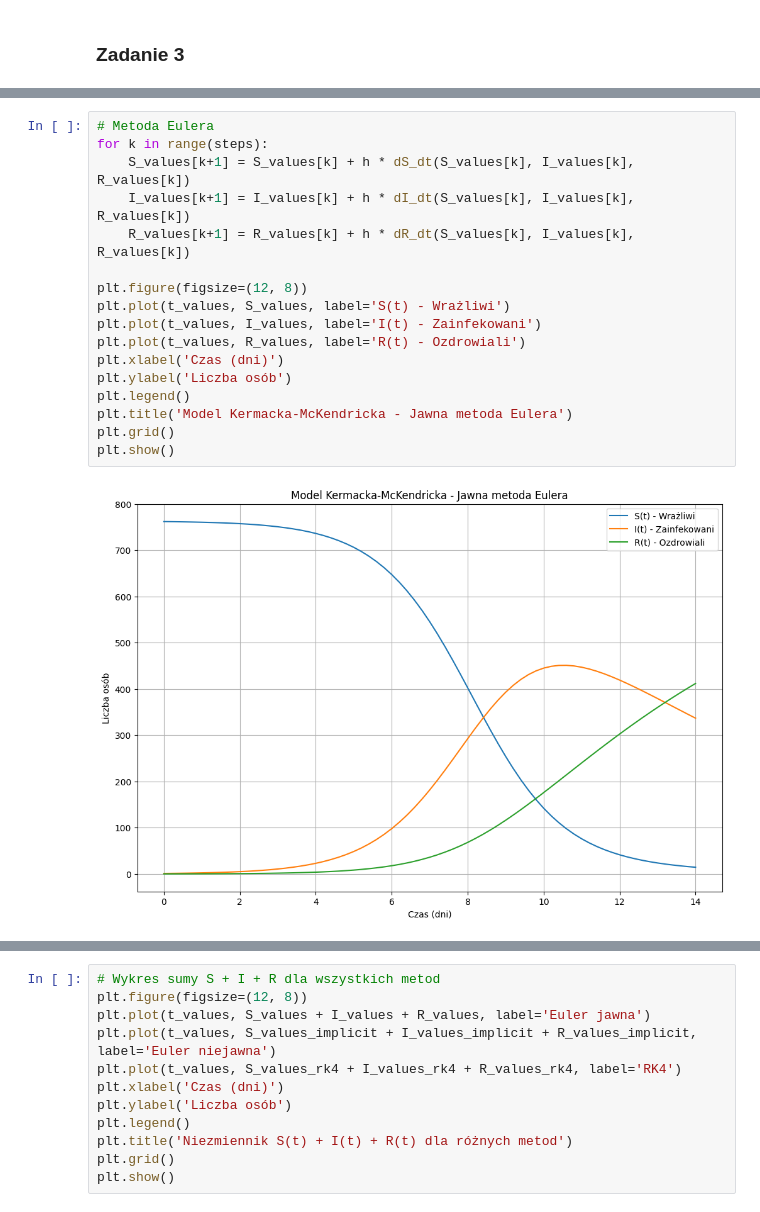
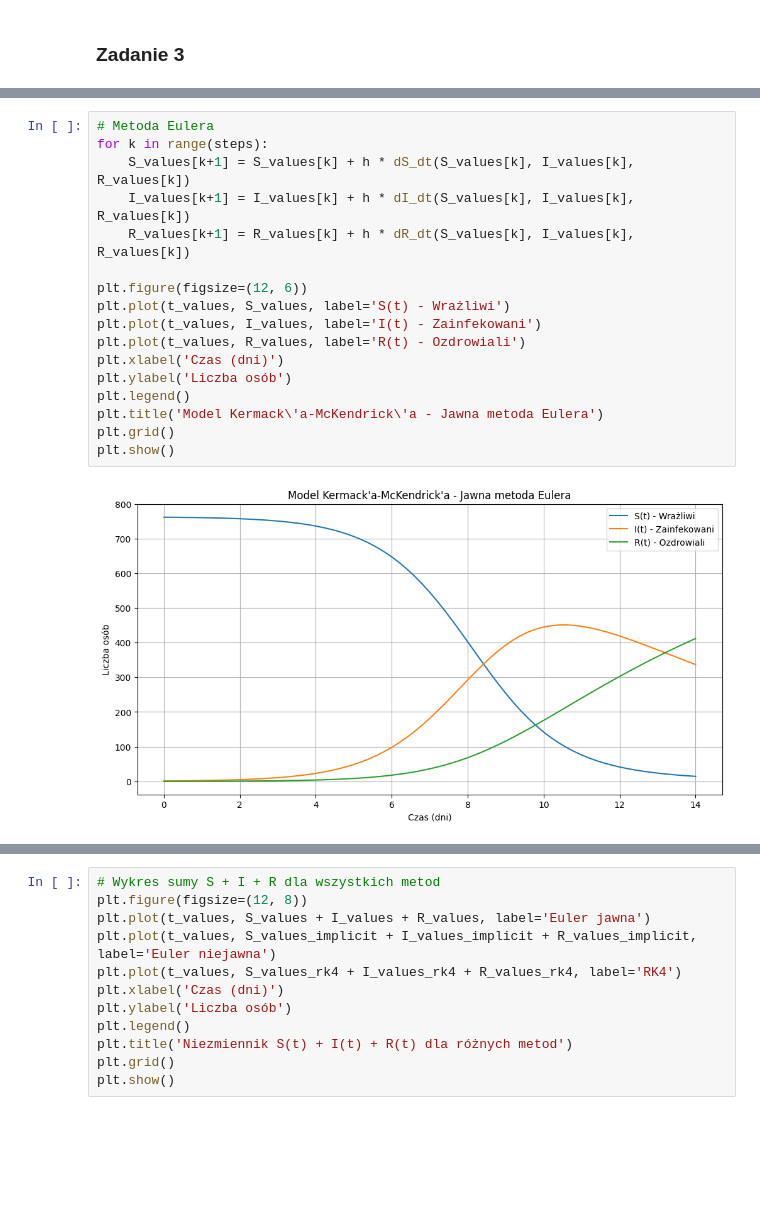
Before and after one commit to biganton/MOWNIT, a Jupyter notebook: lab9/lab9.ipynb, the cells around one changed output, grey strips where cells are left out. Cells and saved outputs as stored; diff of their text form; blank space fills up the shorter version.

```diff
--- a/lab9/lab9.ipynb
+++ b/lab9/lab9.ipynb
@@ -153,19 +148,19 @@ Matplotlib is building the font cache; this may take a moment.
 # %%
 # Metoda Eulera
 for k in range(steps):
     S_values[k+1] = S_values[k] + h * dS_dt(S_values[k], I_values[k], R_values[k])
     I_values[k+1] = I_values[k] + h * dI_dt(S_values[k], I_values[k], R_values[k])
     R_values[k+1] = R_values[k] + h * dR_dt(S_values[k], I_values[k], R_values[k])
 
-plt.figure(figsize=(12, 8))
+plt.figure(figsize=(12, 6))
 plt.plot(t_values, S_values, label='S(t) - Wrażliwi')
 plt.plot(t_values, I_values, label='I(t) - Zainfekowani')
 plt.plot(t_values, R_values, label='R(t) - Ozdrowiali')
 plt.xlabel('Czas (dni)')
 plt.ylabel('Liczba osób')
 plt.legend()
-plt.title('Model Kermacka-McKendricka - Jawna metoda Eulera')
+plt.title('Model Kermack\'a-McKendrick\'a - Jawna metoda Eulera')
 plt.grid()
 plt.show()
 # %% [output]
-[figure, old version]
+[figure, new version]
```
Also changed, not shown: parts of 11 cells of this notebook.
